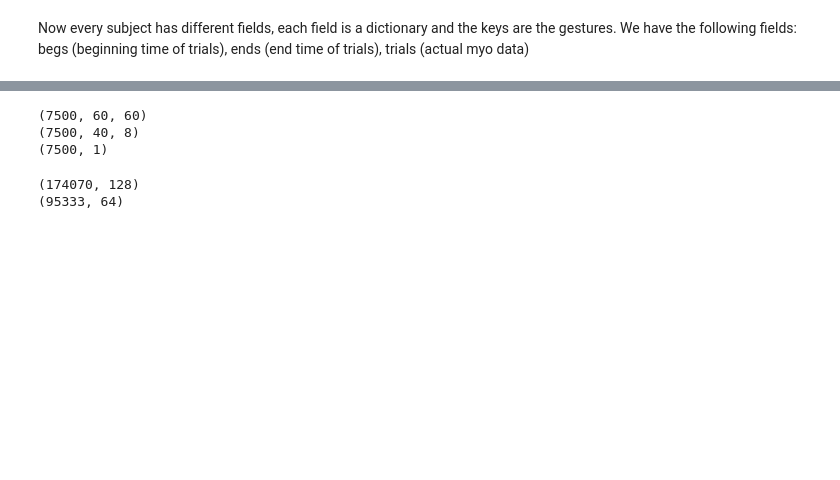
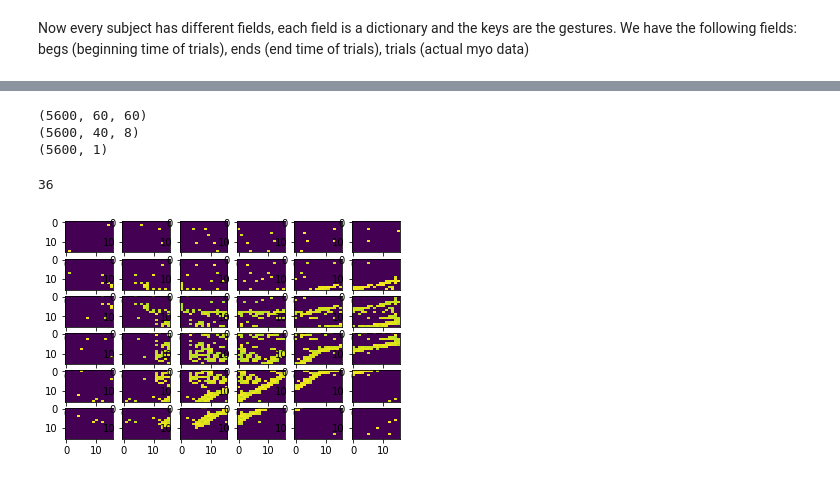
Before and after one commit to Enny1991/hand_gestures_cc19, a Jupyter notebook: loading_data.ipynb, the cells around one changed output, grey strips where cells are left out. Drawn from its saved outputs; the diff is of its cells as text; code cells hidden in the pictures; blank space fills up the shorter version.

```diff
--- a/loading_data.ipynb
+++ b/loading_data.ipynb
@@ -39,6 +40,7 @@ VERBOSE = True
 data_dir = '/Users/enea/Dropbox/Capocaccia2019_Gesture_DVS_Myo/Dataset/'
 classes = classes = ['pinky', 'elle', 'yo', 'index', 'thumb']
 classes_dict = {'pinky': 0, 'elle': 1, 'yo': 2, 'index': 3, 'thumb': 4}
+classes_inv = {v: k for k, v in classes_dict.items()}
 # %% [markdown]
 Load all data into subject obects
 # %%
@@ -245,7 +198,7 @@ pkl.dump(subjects, open('10_people_dvs_emg.pkl', 'wb'))
 # %%
 data = pkl.load(open('10_people_dvs_emg.pkl', 'rb'))
 # %%
-sub = 'Charlotte1'
+sub = 'Melika2'
 trial = 1
 gesture = 'index'
 _x = data[sub].y[gesture][trial]
@@ -405,41 +311,16 @@ Melika3::thumb::4::(60, 60)::1.8
 # %%
 X1 = np.array(X1)
-X2 = np.array(X2).reshape(7500, 40, 8)
+X2 = np.array(X2).reshape(-1, 40, 8)
 Y = np.array(Y).reshape(-1, 1)
 
 print(np.array(X1).shape)
 print(np.array(X2).shape)
 print(np.array(Y).shape)
 
-np.save('cc19_hand_gestures_10p_img', X1)
-np.save('cc19_hand_gestures_10p_emg', X2)
-np.save('cc19_hand_gestures_10p_lbl', Y)
+# np.save('_cc19_hand_gestures_10p_img', X1)
+# np.save('_cc19_hand_gestures_10p_emg', X2)
+# np.save('_cc19_hand_gestures_10p_lbl', Y)
 # %% [output]
-(7500, 60, 60)
-(7500, 40, 8)
-(7500, 1)
+(5600, 60, 60)
+(5600, 40, 8)
+(5600, 1)
-# %%
-# SIFT features codebook
-all_V_sift = []
-all_V_surf = []
-
-for j, img in enumerate(X1):
-    frame = np.uint8(img * 254)
-    blurred = cv2.GaussianBlur(frame, (5, 5), 0)
-    thresh = cv2.threshold(blurred, 60, 255, cv2.THRESH_BINARY)[1]
-
-    sift = cv2.xfeatures2d.SIFT_create()
-    (kps, descs1) = sift.detectAndCompute(thresh, None)
-    if descs1 is not None:
-        all_V_sift.append(descs1)
-
-    surf = cv2.xfeatures2d.SURF_create()
-    (kps, descs2) = surf.detectAndCompute(thresh, None)
-    if descs2 is not None:
-        all_V_surf.append(descs2)
-
-print(np.vstack(all_V_sift).shape)
-print(np.vstack(all_V_surf).shape)
-# %% [output]
-(174070, 128)
-(95333, 64)
@@ -445,0 +329,36 @@ print(np.vstack(all_V_surf).shape)
+# %%
+fig, ax = plt.subplots(10, 10, figsize=(20, 20))
+
+for i in range(10):
+    for j in range(10):
+        _idx = np.random.randint(5600)
+        a = X1[_idx]
+        a -= np.min(a)
+        a /= np.max(a)
+        frame = np.uint8(a * 255)
+        blurred = cv2.GaussianBlur(frame, (5, 5), 0)
+        thresh = cv2.threshold(blurred, 60, 255, cv2.THRESH_BINARY)[1]
+        ax[i][j].imshow(frame)
+        ax[i][j].set_title(classes_inv[Y[_idx][0]])
+# %%
+def extract_grid(img, size=(20, 20), shift=None):
+    if shift == None:
+        shift = size
+    x, y = img.shape
+    patches = []
+    n_win_x = (x - size[0]) // shift[0] + 1
+    n_win_y = (y - size[1]) // shift[1] + 1
+    for i in range(n_win_x):
+        for j in range(n_win_y):
+            patches.append(img[i * shift[0]:i * shift[0] + size[0], j * shift[1]:j * shift[1] + size[1]])
+
+    return patches
+
+pp = extract_grid(X1[100], (16, 16), shift=(8, 8))
+print(len(pp))
+fig, ax = plt.subplots(6, 6)
+for i, ppp in enumerate(pp):
+    ax[i//6][i % 6].imshow(ppp, aspect='auto')
+# %% [output]
+36
+[figure, added]
```
Also changed, not shown: parts of 33 cells of this notebook, 1 other file.
